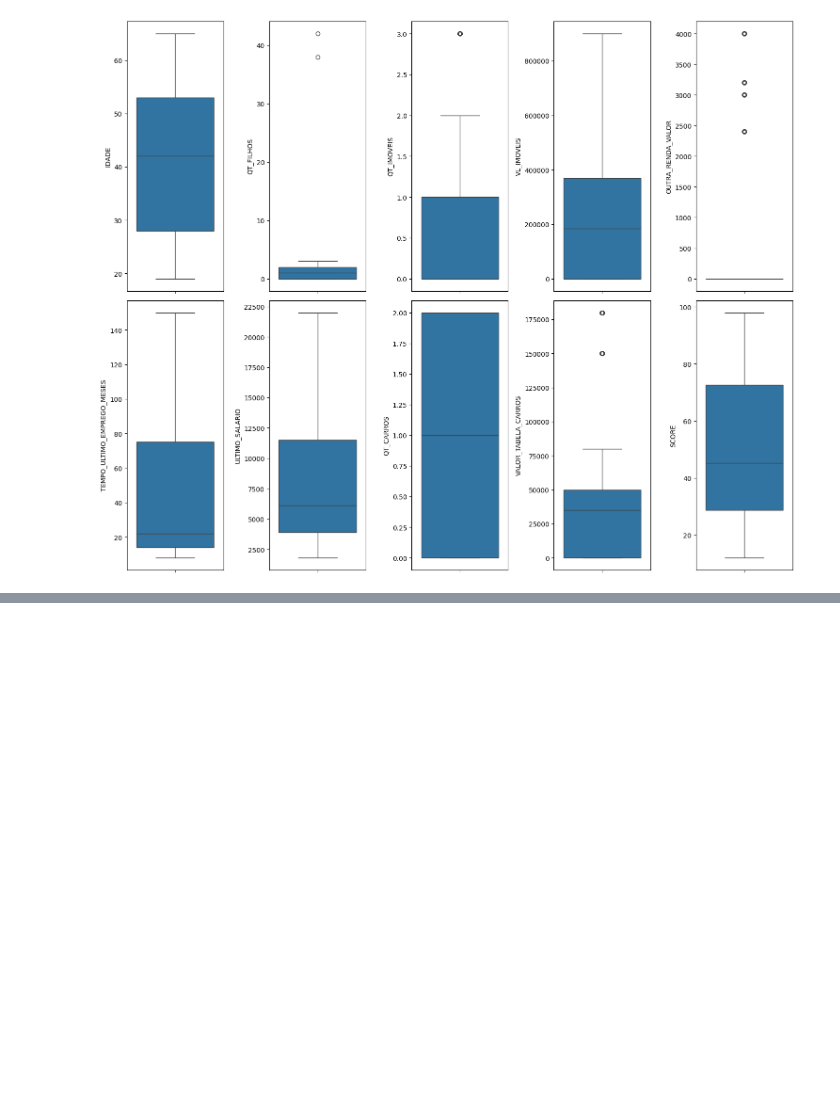
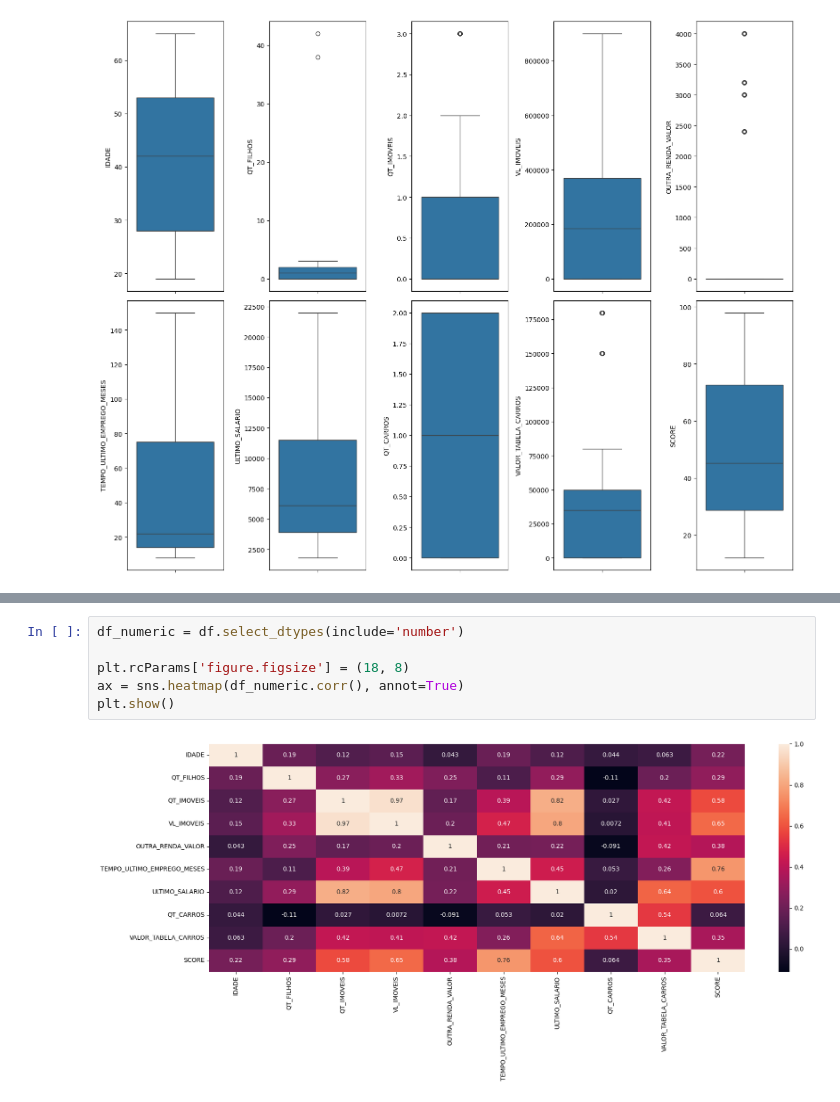
Before and after one commit to PedrolyraC/Credit-Scoring, a Jupyter notebook: credit_scoring_project.ipynb, the cells around one changed output, grey strips where cells are left out. Drawn from its saved outputs; the diff is of its cells as text; blank space fills up the shorter version.

```diff
--- a/credit_scoring_project.ipynb
+++ b/credit_scoring_project.ipynb
@@ -226,0 +246,8 @@ plt.show()
+# %%
+df_numeric = df.select_dtypes(include='number')
+
+plt.rcParams['figure.figsize'] = (18, 8)
+ax = sns.heatmap(df_numeric.corr(), annot=True)
+plt.show()
+# %% [output]
+[figure, added]
```
Also changed, not shown: parts of 4 cells of this notebook.
